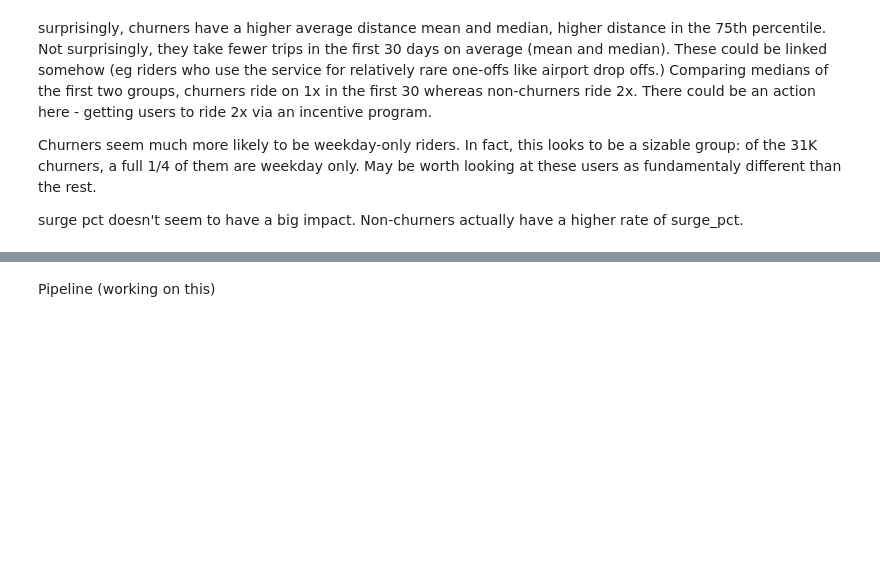
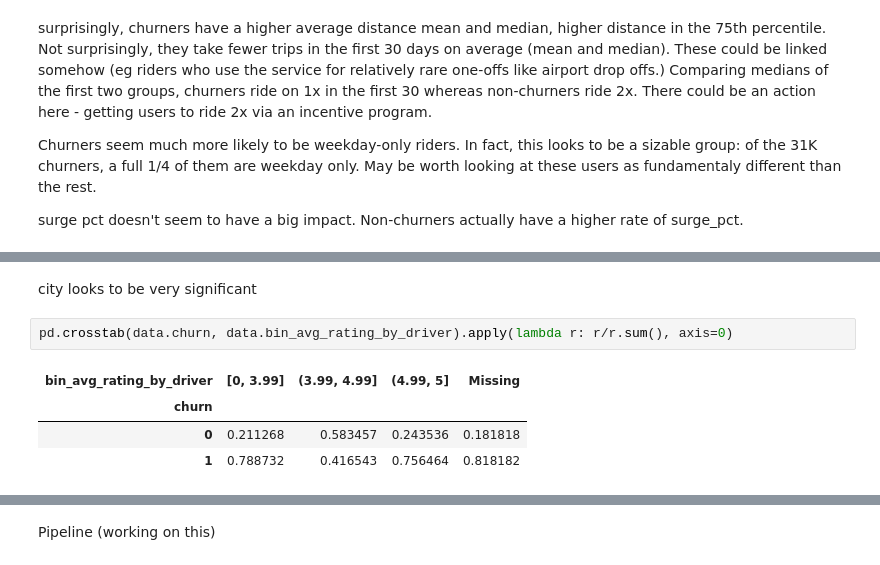
Before and after one commit to MarkDCorey/churn_risk_classification, a Jupyter notebook: churn_risk_classifier.ipynb, the cells around one changed output, grey strips where cells are left out. Cells and saved outputs as stored; diff of their text form; blank space fills up the shorter version.

```diff
--- a/churn_risk_classifier.ipynb
+++ b/churn_risk_classifier.ipynb
@@ -381,0 +424,9 @@ data[(data.phone == ['iPhone'])|(data.phone =='Android')].groupby(['churn','phon
+# %% [markdown]
+city looks to be very significant
+# %%
+pd.crosstab(data.churn, data.bin_avg_rating_by_driver).apply(lambda r: r/r.sum(), axis=0)
+# %% [output]
+| bin_avg_rating_by_driver | [0, 3.99] | (3.99, 4.99] | (4.99, 5] | Missing |
+| churn |  |  |  |  |
+| 0 | 0.211268 | 0.583457 | 0.243536 | 0.181818 |
+| 1 | 0.788732 | 0.416543 | 0.756464 | 0.818182 |
```
Also changed, not shown: parts of 13 cells of this notebook.
